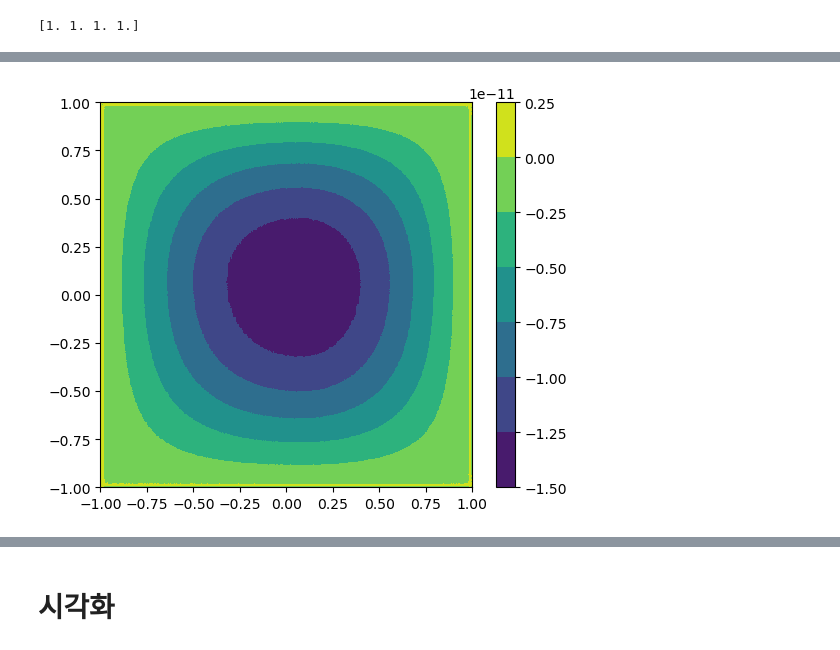
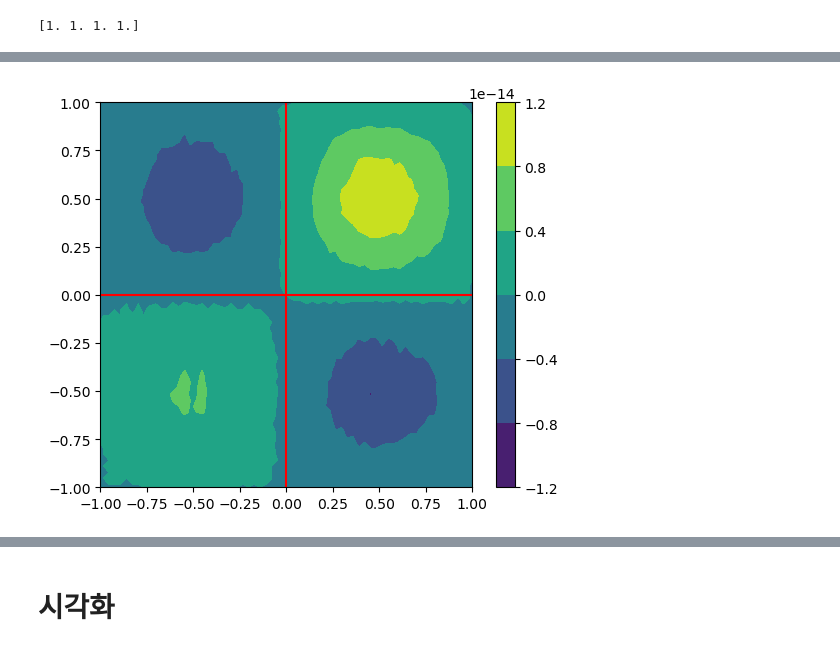
Before and after one commit to dontempty/PaScaL_TDMA_lab, a Jupyter notebook: examples_lab/lab.ipynb, the cells around one changed output, grey strips where cells are left out. Drawn from its saved outputs; the diff is of its cells as text; code cells hidden in the pictures.

```diff
--- a/examples_lab/lab.ipynb
+++ b/examples_lab/lab.ipynb
@@ -275,8 +275,8 @@ xN = 1
 y0 = -1
 yN = 1
 
-nx = 256
-ny = 256
+nx =64
+ny = 64
 
 nx1 = nx+2
 ny1 = ny+2
@@ -325,9 +325,10 @@ exact_solution = np.zeros((ny+2, nx+2))
 
 for j in range(0, ny+2):
     for i in range(0, nx+2):
-        exact_solution[j, i] = (1 - x[i]**2)*(1 - y[j]**2)
+        # exact_solution[j, i] = (1 - x[i]**2)*(1 - y[j]**2)
+        exact_solution[j, i] = np.sin(np.pi*x[i])*np.sin(np.pi*y[j])
 
-error = solution - exact_solution
+error = solution + exact_solution
 
 X, Y = np.meshgrid(x, y)
 
@@ -345,47 +346,47 @@ plt.plot([-1, 1], [0, 0], color = "red")
 # %%
-folder_name = "results"
-file_name = "rhs"
+# folder_name = "results"
+# file_name = "rhs"
 
-x0 = -1
-xN = 1
-y0 = -1
-yN = 1
+# x0 = -1
+# xN = 1
+# y0 = -1
+# yN = 1
 
-nx = 1024
-ny = 1024
+# nx = 64
+# ny = 64
 
-nx1 = nx+2
-ny1 = ny+2
+# nx1 = nx+2
+# ny1 = ny+2
 
-npx = 2
-npy = 2
+# npx = 2
+# npy = 2
 
-mx = nx/npx
-my = ny/npy
+# mx = nx/npx
+# my = ny/npy
 
-dx = (xN-x0)/nx
-dy = (yN-y0)/ny
+# dx = (xN-x0)/nx
+# dy = (yN-y0)/ny
 
-x = np.zeros(nx+2)
-y = np.zeros(ny+2)
+# x = np.zeros(nx+2)
+# y = np.zeros(ny+2)
 
-for i in range(nx+2):
-    if i==0:
-        x[i] = x0
-    elif i==nx+1:
-        x[i] = xN
-    else:
-        x[i] = x0 + dx/2 + dx*(i-1)
-for j in range(ny+2):
-    if j==0:
-        y[j] = y0
-    elif j==ny+1:
-        y[j] = yN
-    else:
-        y[j] = y0 + dy/2 + dy*(j-1)
+# for i in range(nx+2):
+#     if i==0:
+#         x[i] = x0
+#     elif i==nx+1:
+#         x[i] = xN
+#     else:
+#         x[i] = x0 + dx/2 + dx*(i-1)
+# for j in range(ny+2):
+#     if j==0:
+#         y[j] = y0
+#     elif j==ny+1:
+#         y[j] = yN
+#     else:
+#         y[j] = y0 + dy/2 + dy*(j-1)
 
 
-solution = np.array(pd.read_csv(f"{folder_name}/{file_name}_single.csv", header=None))
+solution_single = np.array(pd.read_csv(f"{folder_name}/{file_name}_single.csv", header=None))
 
 
 exact_solution = np.zeros((ny+2, nx+2))
@@ -394,14 +395,14 @@ for j in range(0, ny+2):
     for i in range(0, nx+2):
         exact_solution[j, i] = (1 - x[i]**2)*(1 - y[j]**2)
 
-error = solution - exact_solution
+error = solution_single - solution
 
 X, Y = np.meshgrid(x, y)
 
 plt.figure(figsize=(6, 5))
-plt.contourf(X, Y, error)
+plt.contourf(X, Y, error, levels=5)
 plt.colorbar()
 
-# plt.plot([0, 0], [-1, 1])
-# plt.plot([-1, 1], [0, 0])
+plt.plot([0, 0], [-1, 1], color = "red")
+plt.plot([-1, 1], [0, 0], color = "red")
 # %% [output]
@@ -409 +410 @@ plt.colorbar()
-[figure, old version]
+[figure, new version]
```
Also changed, not shown: parts of 11 cells of this notebook, 38 other files.
